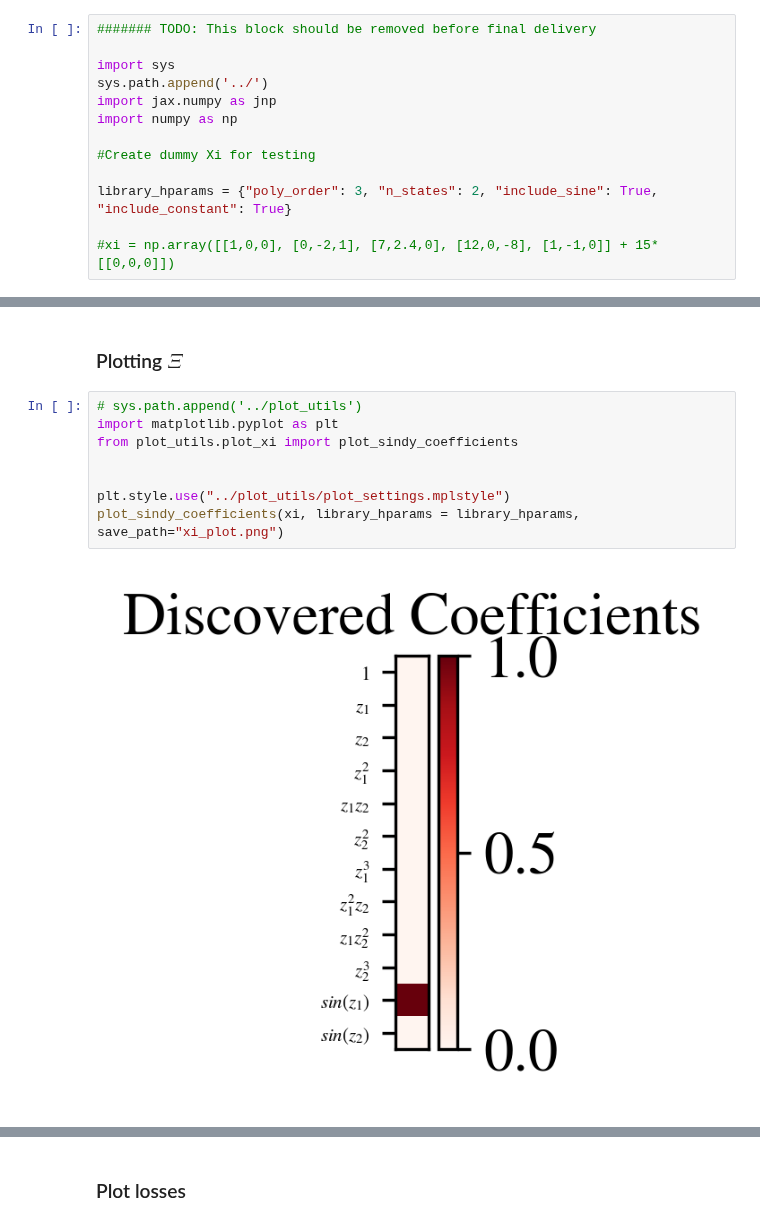
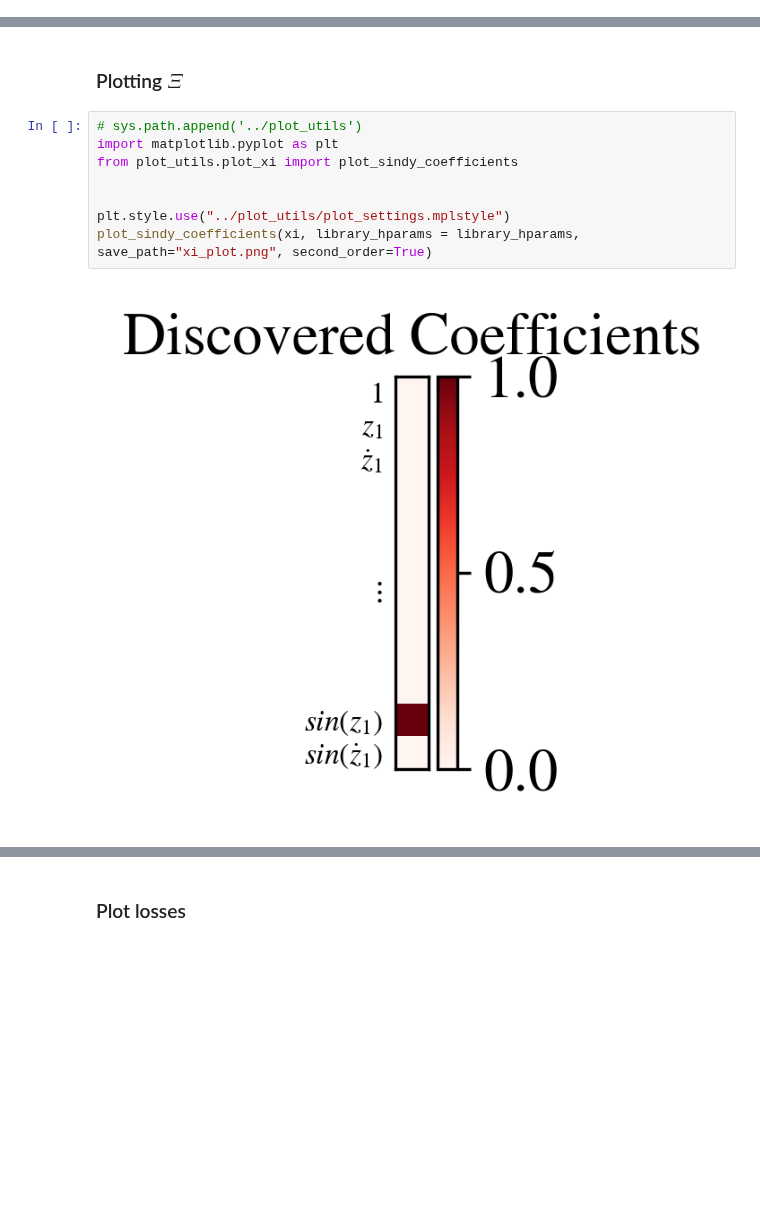
Before and after one commit to jonatanwins/Project-2-FYS5429, a Jupyter notebook: project_2/src/pendulum/pendulumResults.ipynb, the cells around one changed output, grey strips where cells are left out. Drawn from its saved outputs; the diff is of its cells as text; blank space fills up the shorter version.

Commit message:
plotting stuff

```diff
--- a/project_2/src/pendulum/pendulumResults.ipynb
+++ b/project_2/src/pendulum/pendulumResults.ipynb
@@ -51,16 +40,3 @@ print(xi)
-# %%
-####### TODO: This block should be removed before final delivery
-
-import sys
-sys.path.append('../')
-import jax.numpy as jnp
-import numpy as np
-
-#Create dummy Xi for testing
-
-library_hparams = {"poly_order": 3, "n_states": 2, "include_sine": True, "include_constant": True}
-
-#xi = np.array([[1,0,0], [0,-2,1], [7,2.4,0], [12,0,-8], [1,-1,0]] + 15*[[0,0,0]])
 # %% [markdown]
 ### Printing discovered equations
 # %%
@@ -95,10 +71,10 @@ $$ \begin{align*}\dot{z}_1 =& -1.00 sin(z_1)\\\end{align*} $$
 # %%
 # sys.path.append('../plot_utils')
 import matplotlib.pyplot as plt
 from plot_utils.plot_xi import plot_sindy_coefficients
 
 
 plt.style.use("../plot_utils/plot_settings.mplstyle")
-plot_sindy_coefficients(xi, library_hparams = library_hparams, save_path="xi_plot.png")
+plot_sindy_coefficients(xi, library_hparams = library_hparams, save_path="xi_plot.png", second_order=True)
 # %% [output]
-[figure, old version]
+[figure, new version]
```
Also changed, not shown: parts of 6 cells of this notebook, 5 other files.
